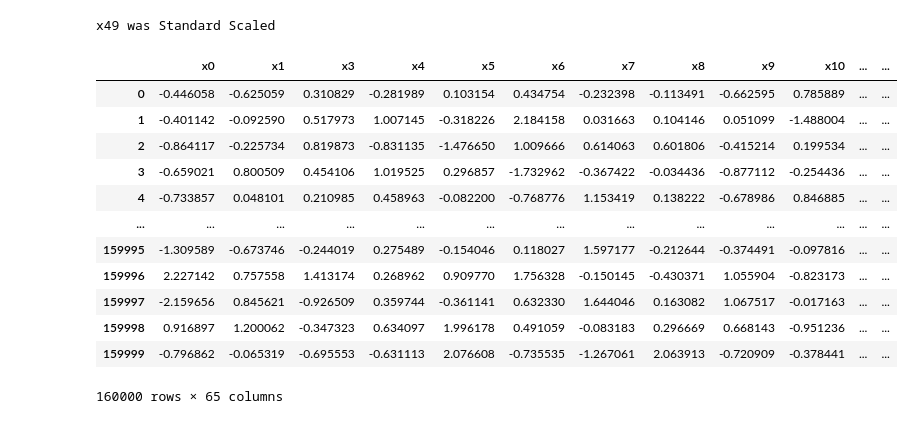
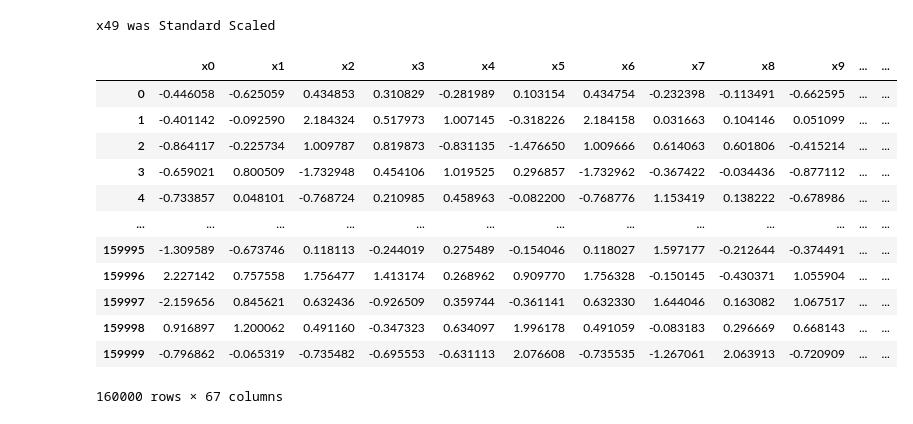
Before and after one commit to sterlingbeason/MSDS-7333-QTW, a Jupyter notebook: Final/QTW-Final_v2.ipynb, the cells around one changed output. Saved outputs shown, nothing was run; the diff lists cells and outputs as text; code cells hidden in the pictures.

```diff
--- a/Final/QTW-Final_v2.ipynb
+++ b/Final/QTW-Final_v2.ipynb
@@ -691,19 +846,19 @@ test_data = transform_data(final_data[[x for x in final_data.columns[:-1]]].copy
 # %% [output]
 x49 was Standard Scaled
-# %%
-test_data
-# %% [output]
-|  | x0 | x1 | x3 | x4 | x5 | x6 | x7 | x8 | x9 | x10 | ... | ... |
-| 0 | -0.446058 | -0.625059 | 0.310829 | -0.281989 | 0.103154 | 0.434754 | -0.232398 | -0.113491 | -0.662595 | 0.785889 | ... | ... |
-| 1 | -0.401142 | -0.092590 | 0.517973 | 1.007145 | -0.318226 | 2.184158 | 0.031663 | 0.104146 | 0.051099 | -1.488004 | ... | ... |
-| 2 | -0.864117 | -0.225734 | 0.819873 | -0.831135 | -1.476650 | 1.009666 | 0.614063 | 0.601806 | -0.415214 | 0.199534 | ... | ... |
-| 3 | -0.659021 | 0.800509 | 0.454106 | 1.019525 | 0.296857 | -1.732962 | -0.367422 | -0.034436 | -0.877112 | -0.254436 | ... | ... |
-| 4 | -0.733857 | 0.048101 | 0.210985 | 0.458963 | -0.082200 | -0.768776 | 1.153419 | 0.138222 | -0.678986 | 0.846885 | ... | ... |
-| ... | ... | ... | ... | ... | ... | ... | ... | ... | ... | ... | ... | ... |
-| 159995 | -1.309589 | -0.673746 | -0.244019 | 0.275489 | -0.154046 | 0.118027 | 1.597177 | -0.212644 | -0.374491 | -0.097816 | ... | ... |
-| 159996 | 2.227142 | 0.757558 | 1.413174 | 0.268962 | 0.909770 | 1.756328 | -0.150145 | -0.430371 | 1.055904 | -0.823173 | ... | ... |
-| 159997 | -2.159656 | 0.845621 | -0.926509 | 0.359744 | -0.361141 | 0.632330 | 1.644046 | 0.163082 | 1.067517 | -0.017163 | ... | ... |
-| 159998 | 0.916897 | 1.200062 | -0.347323 | 0.634097 | 1.996178 | 0.491059 | -0.083183 | 0.296669 | 0.668143 | -0.951236 | ... | ... |
-| 159999 | -0.796862 | -0.065319 | -0.695553 | -0.631113 | 2.076608 | -0.735535 | -1.267061 | 2.063913 | -0.720909 | -0.378441 | ... | ... |
-160000 rows × 65 columns
+# %%
+xform_data
+# %% [output]
+|  | x0 | x1 | x2 | x3 | x4 | x5 | x6 | x7 | x8 | x9 | ... | ... |
+| 0 | -0.446058 | -0.625059 | 0.434853 | 0.310829 | -0.281989 | 0.103154 | 0.434754 | -0.232398 | -0.113491 | -0.662595 | ... | ... |
+| 1 | -0.401142 | -0.092590 | 2.184324 | 0.517973 | 1.007145 | -0.318226 | 2.184158 | 0.031663 | 0.104146 | 0.051099 | ... | ... |
+| 2 | -0.864117 | -0.225734 | 1.009787 | 0.819873 | -0.831135 | -1.476650 | 1.009666 | 0.614063 | 0.601806 | -0.415214 | ... | ... |
+| 3 | -0.659021 | 0.800509 | -1.732948 | 0.454106 | 1.019525 | 0.296857 | -1.732962 | -0.367422 | -0.034436 | -0.877112 | ... | ... |
+| 4 | -0.733857 | 0.048101 | -0.768724 | 0.210985 | 0.458963 | -0.082200 | -0.768776 | 1.153419 | 0.138222 | -0.678986 | ... | ... |
+| ... | ... | ... | ... | ... | ... | ... | ... | ... | ... | ... | ... | ... |
+| 159995 | -1.309589 | -0.673746 | 0.118113 | -0.244019 | 0.275489 | -0.154046 | 0.118027 | 1.597177 | -0.212644 | -0.374491 | ... | ... |
+| 159996 | 2.227142 | 0.757558 | 1.756477 | 1.413174 | 0.268962 | 0.909770 | 1.756328 | -0.150145 | -0.430371 | 1.055904 | ... | ... |
+| 159997 | -2.159656 | 0.845621 | 0.632436 | -0.926509 | 0.359744 | -0.361141 | 0.632330 | 1.644046 | 0.163082 | 1.067517 | ... | ... |
+| 159998 | 0.916897 | 1.200062 | 0.491160 | -0.347323 | 0.634097 | 1.996178 | 0.491059 | -0.083183 | 0.296669 | 0.668143 | ... | ... |
+| 159999 | -0.796862 | -0.065319 | -0.735482 | -0.695553 | -0.631113 | 2.076608 | -0.735535 | -1.267061 | 2.063913 | -0.720909 | ... | ... |
+160000 rows × 67 columns
 # %%
```
Also changed, not shown: parts of 7 cells of this notebook, 1 other file.
